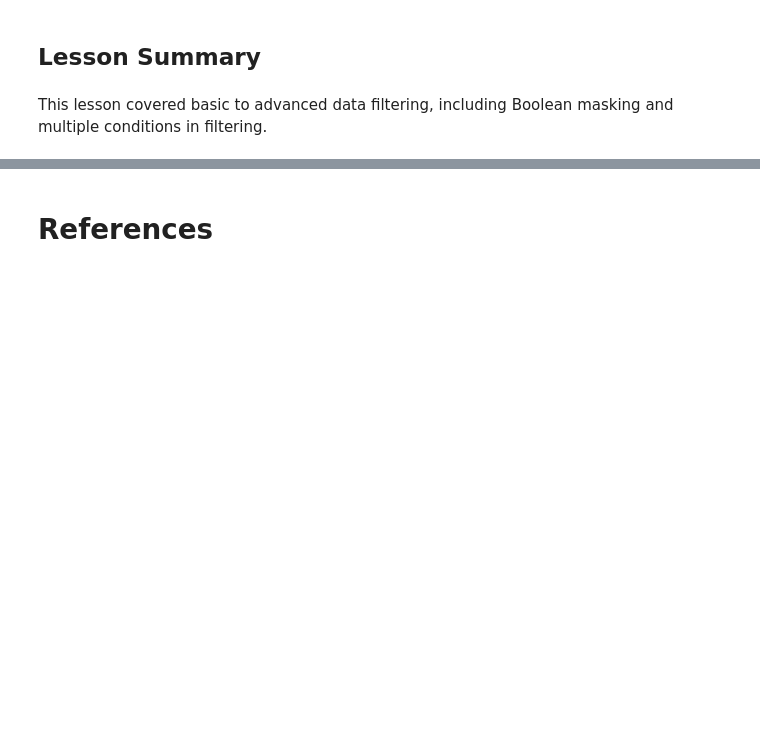
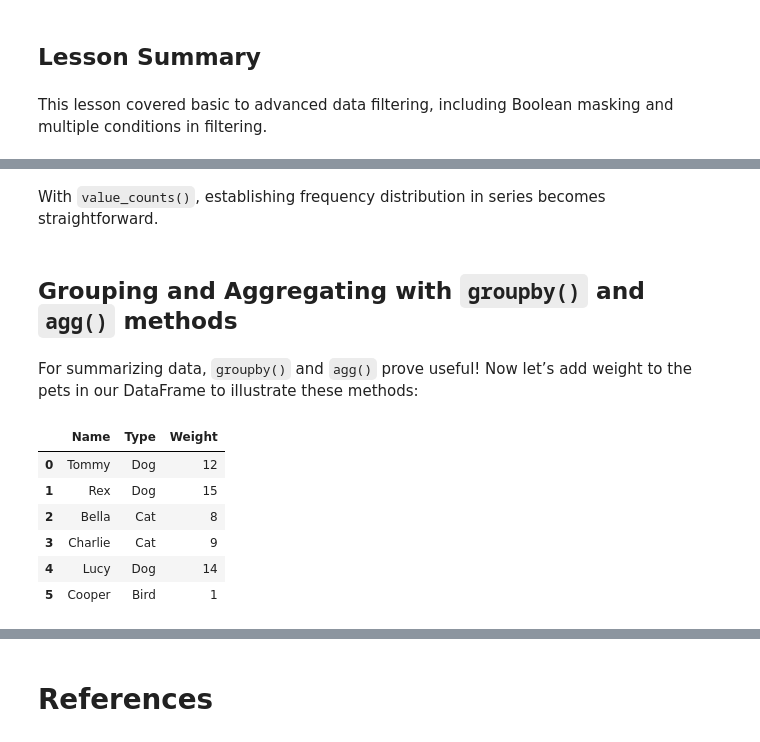
Before and after one commit to ancilcleetus/AI-Learning-Lab, a Jupyter notebook: Tools/Deep-Dive-into-Numpy-and-Pandas/02_Pandas_Basics_and_DataFrame_Manipulation.ipynb, the cells around one changed output, grey strips where cells are left out. Cells and saved outputs as stored; diff of their text form; code cells hidden in the pictures; blank space fills up the shorter version.

Commit message:
Added 'Basic Data Analysis' in Deep-Dive-into-Numpy-and-Pandas/02_Pandas_Basics_and_DataFrame_Manipulation.ipynb

```diff
--- a/Tools/Deep-Dive-into-Numpy-and-Pandas/02_Pandas_Basics_and_DataFrame_Manipulation.ipynb
+++ b/Tools/Deep-Dive-into-Numpy-and-Pandas/02_Pandas_Basics_and_DataFrame_Manipulation.ipynb
@@ -543,0 +591,25 @@ This lesson covered basic to advanced data filtering, including Boolean masking
+# %% [markdown]
+With `value_counts()`, establishing frequency distribution in series becomes straightforward.
+# %% [markdown]
+## Grouping and Aggregating with `groupby()` and `agg()` methods
+# %% [markdown]
+For summarizing data, `groupby()` and `agg()` prove useful! Now let’s add weight to the pets in our DataFrame to illustrate these methods:
+# %%
+import pandas as pd
+
+data = {
+    'Name': ['Tommy', 'Rex', 'Bella', 'Charlie', 'Lucy', 'Cooper'],
+    'Type': ['Dog', 'Dog', 'Cat', 'Cat', 'Dog', 'Bird'],
+    'Weight': [12, 15, 8, 9, 14, 1]
+}
+
+pets_df = pd.DataFrame(data)
+pets_df
+# %% [output]
+|  | Name | Type | Weight |
+| 0 | Tommy | Dog | 12 |
+| 1 | Rex | Dog | 15 |
+| 2 | Bella | Cat | 8 |
+| 3 | Charlie | Cat | 9 |
+| 4 | Lucy | Dog | 14 |
+| 5 | Cooper | Bird | 1 |
```
Also changed, not shown: parts of 21 cells of this notebook.
